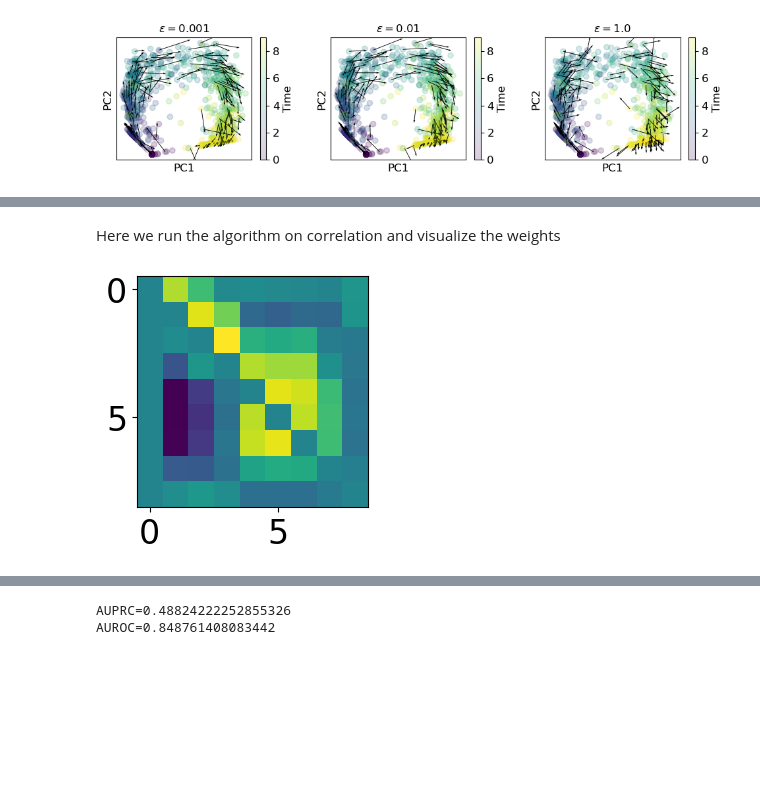
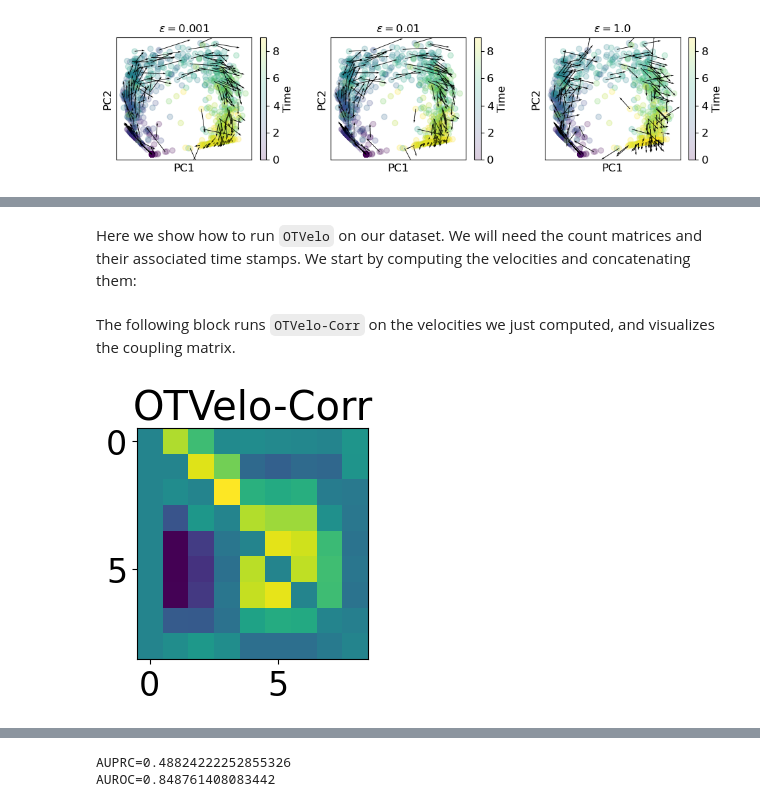
Before and after one commit to NoahElRimawiFine/OT-Velocity, a Jupyter notebook: Scripts/Demo.ipynb, the cells around one changed output, grey strips where cells are left out. Drawn from its saved outputs; the diff is of its cells as text; code cells hidden in the pictures; blank space fills up the shorter version.

```diff
--- a/Scripts/Demo.ipynb
+++ b/Scripts/Demo.ipynb
@@ -77,13 +87,17 @@ plt.show()
 # %%
 alpha = 0.5
 
+counter = -1
 
 plt.rcParams["figure.figsize"] = (10,3)
 for eps in [1E-3, 1E-2, 1E0]:
     counter += 1
 
+    # Solve the couplings from fused Gromov Wasserstein:
+
     Ts_prior,_ = solve_prior(counts[1:,:],counts[1:,:], Nt, labels, eps_samp=eps, alpha=alpha)
 
+    # Compute velocities in the PCA space:
 
     velocities_all_pca = [ [0] ]*(Nt)
     nums = []
@@ -116,7 +130,8 @@ for eps in [1E-3, 1E-2, 1E0]:
     for i in range(Nt):
 
         velocities_pca[:,i*num_cells_per_step:(i+1)*num_cells_per_step] = velocities_all_pca[i].T
-    #plt.subplot(1,4,counter)
+
+
     plt.scatter(counts_pca[:,0], counts_pca[:,1],c=labels, alpha=0.01 )
     # plt.colorbar()
     # velocities_pca = pca.transform( velocities_signed.T)
@@ -155,3 +175,5 @@ plt.imshow(truth)
+# %% [markdown]
+Here we show how to run `OTVelo` on our dataset. We will need the count matrices and their associated time stamps. We start by computing the velocities and concatenating them:
 # %%
 # Compute velocity
 Ts_prior,_ = solve_prior(counts[1:,:],counts[1:,:], Nt, labels, eps_samp=1E-2, alpha=0.5)
@@ -165,17 +187,18 @@ for i in range(Nt):
     velocities[:,i*num_cells_per_step:(i+1)*num_cells_per_step] = velocities_all[i]
     velocities_signed[:,i*num_cells_per_step:(i+1)*num_cells_per_step] = velocities_all_signed[i]
 # %% [markdown]
-Here we run the algorithm on correlation and visualize the weights
+The following block runs `OTVelo-Corr` on the velocities we just computed, and visualizes the coupling matrix.
 # %%
 # Run the correlation approach
 import copy
 velocities_all_signed_copy = copy.deepcopy( velocities_all_signed )
 velocities_signed_copy = copy.deepcopy( velocities_signed )
-Tv_corr = OT_lagged_correlation(velocities_all_signed_copy, velocities_signed_copy, Ts_prior, stimulation=True,
-                                 elastic_Net=False,tune=False,signed=True )
+Tv_corr, Tv_corr_slices = OT_lagged_correlation(velocities_all_signed_copy, velocities_signed_copy, Ts_prior, stimulation=True,
+                                 elastic_Net=False,tune=False,signed=True, return_slice=True )
 
 Tv_corr = Tv_corr - np.diag( np.diag(Tv_corr) )
 plt.imshow(Tv_corr)
+plt.title('OTVelo-Corr')
 plt.show()
 # %% [output]
-[figure, old version]
+[figure, new version]
```
Also changed, not shown: parts of 15 cells of this notebook, 6 other files.
